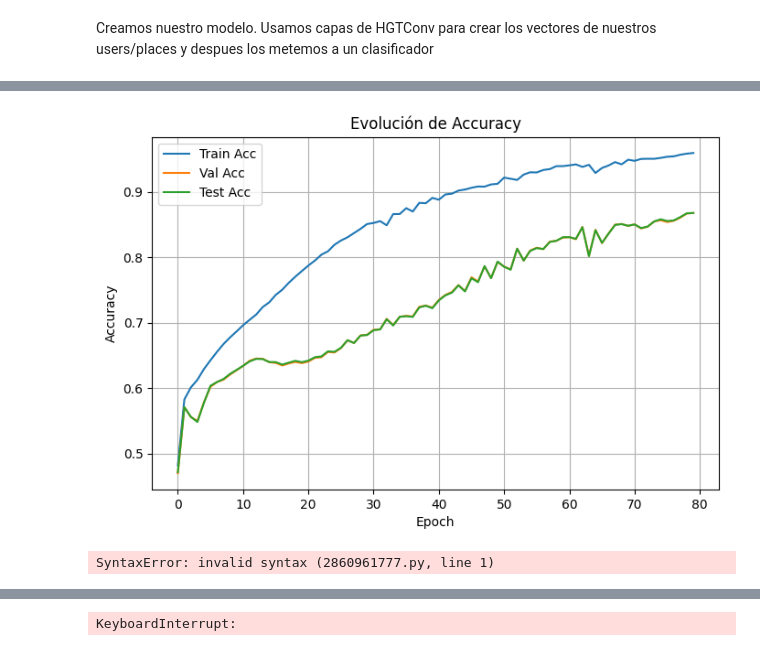
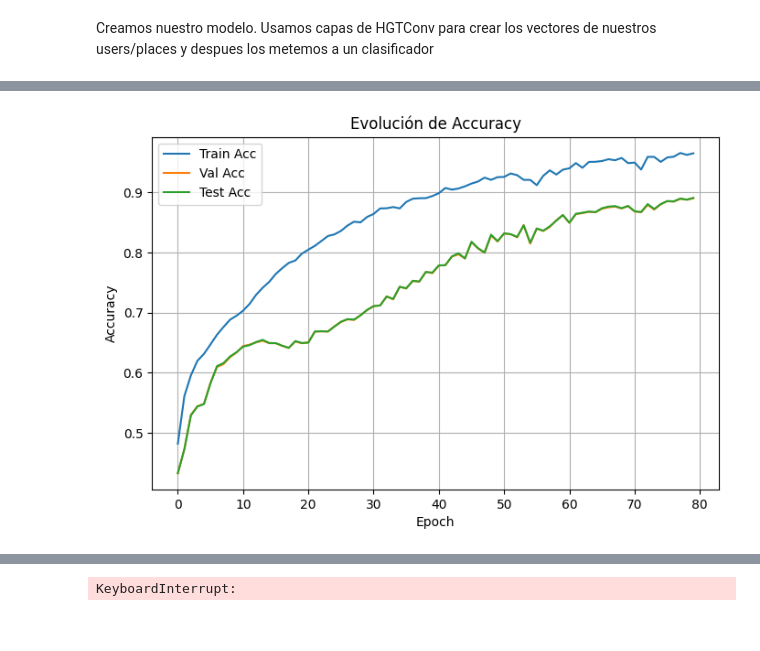
Before and after one commit to FranMoscato/tp_yelp, a Jupyter notebook: grafos_script.ipynb, the cells around one changed output, grey strips where cells are left out. Cells and saved outputs as stored; diff of their text form; code cells hidden in the pictures.

Commit message:
modelo con corrrecciones por popularity bias

```diff
--- a/grafos_script.ipynb
+++ b/grafos_script.ipynb
@@ -501,6 +534,7 @@ user_final_features = torch.from_numpy(user_final_features_np).float()
 # %%
 train_data_raw['user'].x = torch.cat([train_data_raw['user'].x, user_final_features], dim=0)
 train_data_raw['user'].num_nodes += N
+train_data_raw['user'].id.extend(new_user_ids)
 # %%
 val_data_raw['user'].x = torch.cat([val_data_raw['user'].x, user_final_features], dim=0)
 val_data_raw['user'].num_nodes += N
@@ -677,22 +711,29 @@ y_train = train_data_raw["user","rates","place"].edge_attr_label[train_data_raw[
 y_val   = val_data_raw["user","rates","place"].edge_attr_label[val_data_raw["user","rates","place"].edge_label_index[1]].float().to(device)
 y_test = test_data_raw["user","rates","place"].edge_attr_label[test_data_raw["user","rates","place"].edge_label_index[1]].float().to(device)
 
-# un desbalanceo en la clases nos estafa afectando el entraenamiento
+# un desbalanceo en la clases nos estaba afectando el entraenamiento
 pos_weight = torch.tensor([(1 - float(y_train.mean())) / float(y_train.mean())]).to(device)
-loss_fn = torch.nn.BCEWithLogitsLoss(pos_weight=pos_weight)
+loss_fn = torch.nn.BCEWithLogitsLoss(pos_weight=pos_weight,reduction = 'none')
 # %%
 epochs = 80
-performance=[]
+performance_acc=[]
+performance_recall_neg = []
+
+# Para correccion del popularity bias
+place_degrees = torch.bincount(train_data_raw['user','rates','place'].edge_index[1], minlength=NUM_NODES_PLACE)
+edge_place_indices = train_data_raw['user','rates','place'].edge_index[1]
+weights_pop = 1.0 / torch.sqrt(place_degrees[edge_place_indices] + 1e-6)
 
 for epoch in range(epochs):
-    # ===== Entrenamiento =====
     model.train()
     optimizer.zero_grad()
 
     h_train = model.encode_nodes(train_data_raw)
     logits_train = model.predict_edges(h_train, train_data_raw['user','rates','place'].edge_label_index)
 
-    loss = loss_fn(logits_train, y_train)
+    loss_raw  = loss_fn(logits_train, y_train)
+
+    loss= (loss_raw * weights_pop).mean()
 
     loss.backward()
     optimizer.step()
@@ -703,22 +744,35 @@ for epoch in range(epochs):
         correct = (pred == y_train.long()).sum().item()
         acc = correct / y_train.size(0)
 
+        true_neg = ((pred == 0) & (y_train == 0)).sum().item()
+        false_pos = ((pred == 1) & (y_train == 0)).sum().item()
+        recall_neg = true_neg / (true_neg + false_pos + 1e-12)
+
     model.eval()
     with torch.no_grad():
-
+        #Validation
         logits_val = model.predict_edges(h_train, val_data_raw['user','rates','place'].edge_label_index)
-        # val_loss = loss_fn(val_logits, y_val)
         val_prob = torch.sigmoid(logits_val)
         val_pred = (val_prob > 0.5).long()
         val_acc = (val_pred == y_val.long()).sum().item() / y_val.size(0)
 
+        val_true_neg = ((val_pred == 0) & (y_val == 0)).sum().item()
+        val_false_pos = ((val_pred == 1) & (y_val == 0)).sum().item()
+        val_recall_neg = val_true_neg / (val_true_neg + val_false_pos + 1e-12)
+
+        #testing
         logits_test = model.predict_edges(h_train, test_data_raw['user','rates','place'].edge_label_index)
-        # test_loss = loss_fn(test_logits, y_test)
         test_prob = torch.sigmoid(logits_test)
         test_pred = (test_prob > 0.5).long()
         test_acc = (test_pred == y_test.long()).sum().item() / y_test.size(0)
 
+        test_true_neg = ((test_pred == 0) & (y_test == 0)).sum().item()
+        test_false_pos = ((test_pred == 1) & (y_test == 0)).sum().item()
+        test_recall_neg = test_true_neg / (test_true_neg + test_false_pos + 1e-12)
+
     a=[epoch,acc,val_acc,test_acc]
-    print(a)
-    performance.append(a)
+    r = [epoch, recall_neg, val_recall_neg, test_recall_neg]
+    print(a,r)
+    performance_acc.append(a)
+    performance_recall_neg.append(r)
 # %% [output]
@@ -742,29 +796,25 @@ for epoch in range(epochs):
 # %%
 import matplotlib.pyplot as plt
 import numpy as np
 
 # Convertir a array para indexar más fácil
-perf = np.array(performance)
+perf = np.array(performance_acc)
 
 epochs   = perf[:, 0]
 train_acc = perf[:, 1]
 val_acc   = perf[:, 2]
 test_acc  = perf[:, 3]
 
 plt.figure(figsize=(8,5))
 plt.plot(epochs, train_acc, label="Train Acc")
 plt.plot(epochs, val_acc, label="Val Acc")
 plt.plot(epochs, test_acc, label="Test Acc")
 plt.xlabel("Epoch")
 plt.ylabel("Accuracy")
 plt.title("Evolución de Accuracy")
 plt.legend()
 plt.grid(True)
 
 plt.show()
 # %% [output]
-[figure, old version]
+[figure, new version]
-# %%
-ver de agg recall como metrica
-# %% [output]
-SyntaxError: invalid syntax (2860961777.py, line 1)
```
Also changed, not shown: parts of 24 cells of this notebook, 1 other file.
